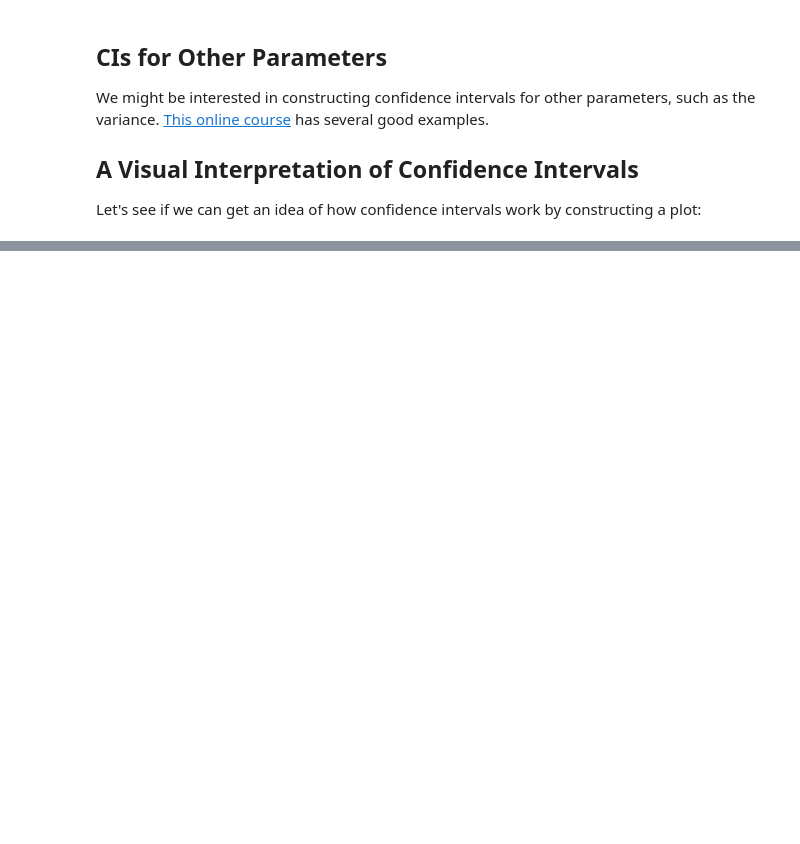
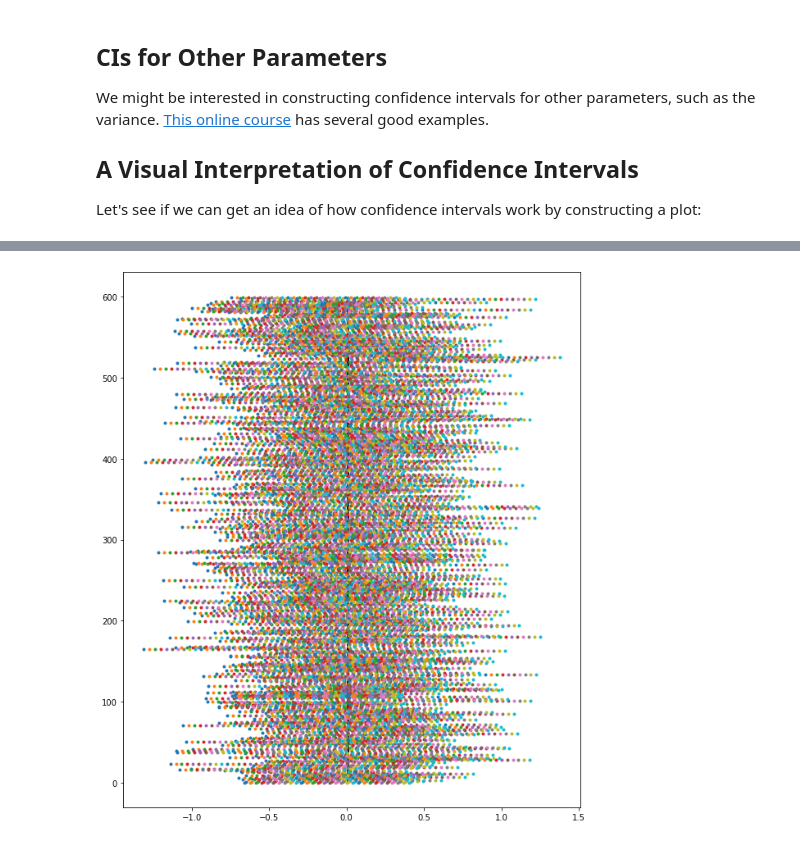
Before and after one commit to sam-thurman/on_confidence_intervals_seattle-ds, a Jupyter notebook: on_confidence_intervals.ipynb, the cells around one changed output, grey strips where cells are left out. Saved outputs shown, nothing was run; the diff lists cells and outputs as text; code cells hidden in the pictures; blank space fills up the shorter version.

```diff
--- a/on_confidence_intervals.ipynb
+++ b/on_confidence_intervals.ipynb
@@ -192,3 +236,18 @@ plt.vlines(np.mean(pop), 0, 30, lw=3);
 
 
 def ci_plotter(pop, sample_size, num_samples, conf):
+    intervals = []
+    for _ in range(num_samples):
+        sample = random.sample(pop, sample_size)
+        step = np.std(pop)/sample_size**0.5
+        x_min = np.mean(sample) - step * stats.norm.ppf(conf)
+        x_max = np.mean(sample) + step * stats.norm.ppf(conf)
+        intervals.append(np.linspace(x_min, x_max, 30))
+
+    plt.figure(figsize = (10, num_samples/50))
+    plt.plot(intervals, range(num_samples), '.')
+    plt.vlines(np.mean(pop), 0, num_samples, lw=3);
+# %%
+ci_plotter(pop, 10, 600, .95)
+# %% [output]
+[figure, added]
```
Also changed, not shown: parts of 11 cells of this notebook.
